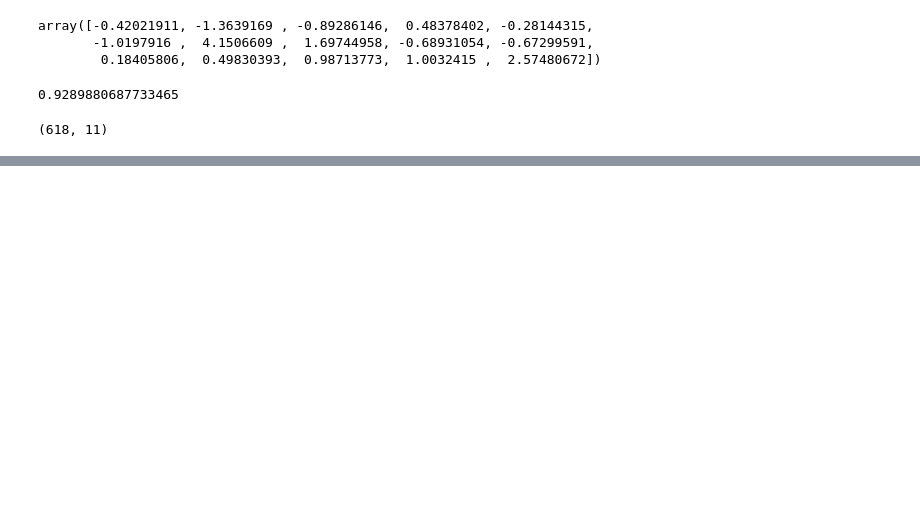
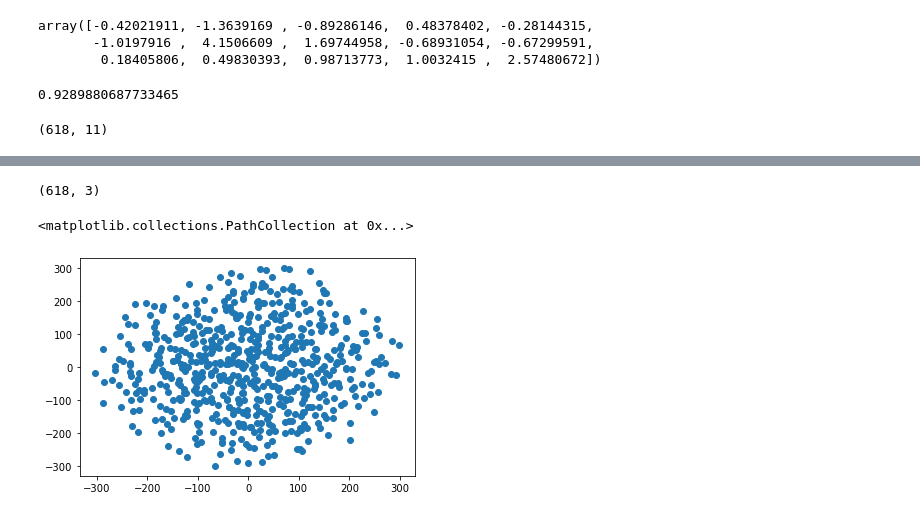
Before and after one commit to LibertyHeise/Myopia-Investigation, a Jupyter notebook: myopic.ipynb, the cells around one changed output, grey strips where cells are left out. Saved outputs shown, nothing was run; the diff lists cells and outputs as text; code cells hidden in the pictures; blank space fills up the shorter version.

```diff
--- a/myopic.ipynb
+++ b/myopic.ipynb
@@ -91,3 +90,9 @@ pca.explained_variance_ratio_.sum()
 myopic_search_pca.shape
 # %% [output]
 (618, 11)
+# %%
+# The dataset dimensions need to further be reduced and we will use a t-SNE and visually inspect the data.
+
+tsne = TSNE(learning_rate=250, n_components=3, perplexity=50, verbose=1, n_iter=2500)
+
+tsne_features = tsne.fit_transform(myopic_search_pca)
@@ -93,0 +107,11 @@ myopic_search_pca.shape
+# %%
+# The shape of the features after the reduction.
+tsne_features.shape
+# %% [output]
+(618, 3)
+# %%
+# Scatterplot of the t-SNE output.
+plt.scatter(tsne_features[:,0], tsne_features[:,1])
+# %% [output]
+<matplotlib.collections.PathCollection at 0x...>
+[figure, added]
```
Also changed, not shown: parts of 9 cells of this notebook.
